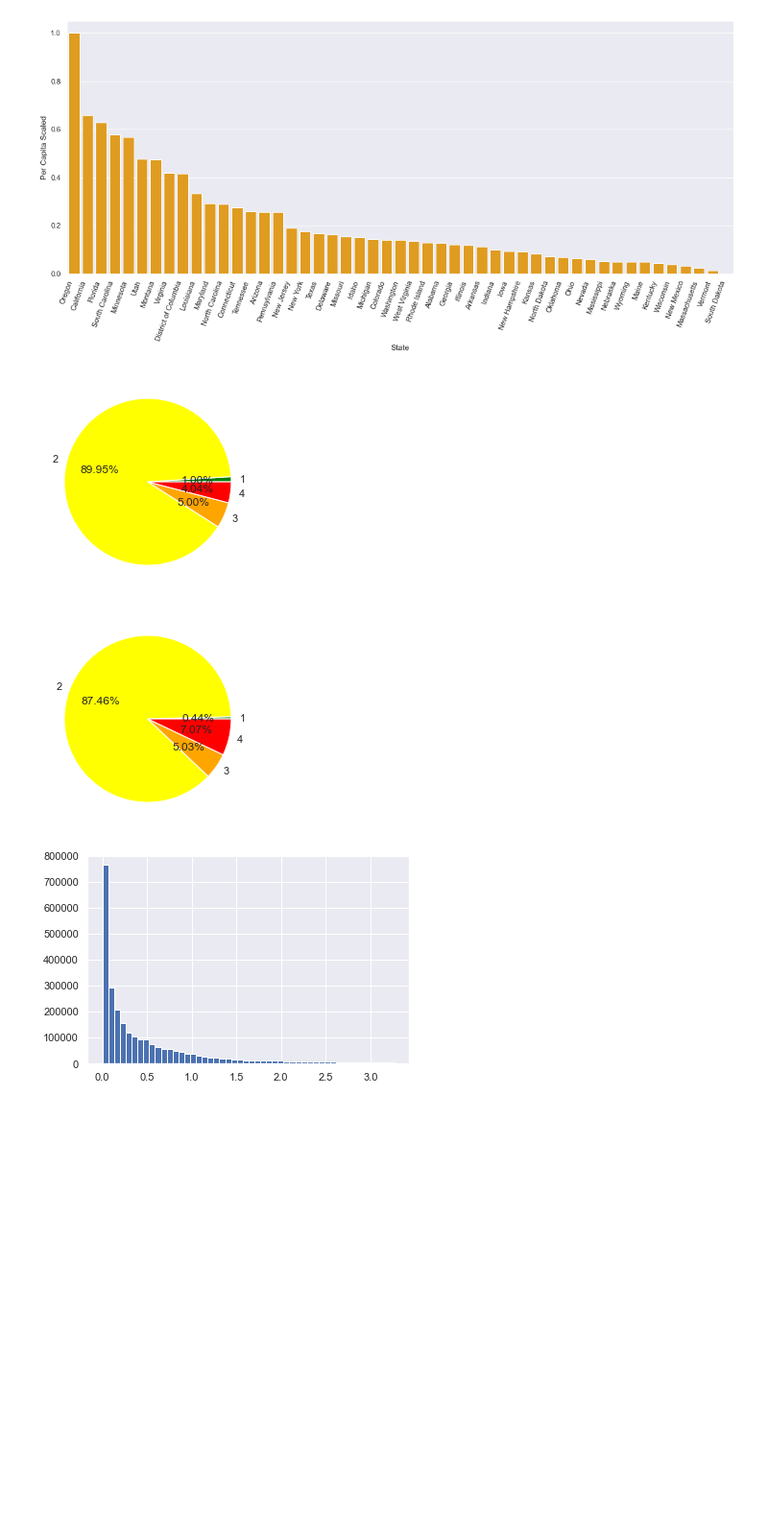
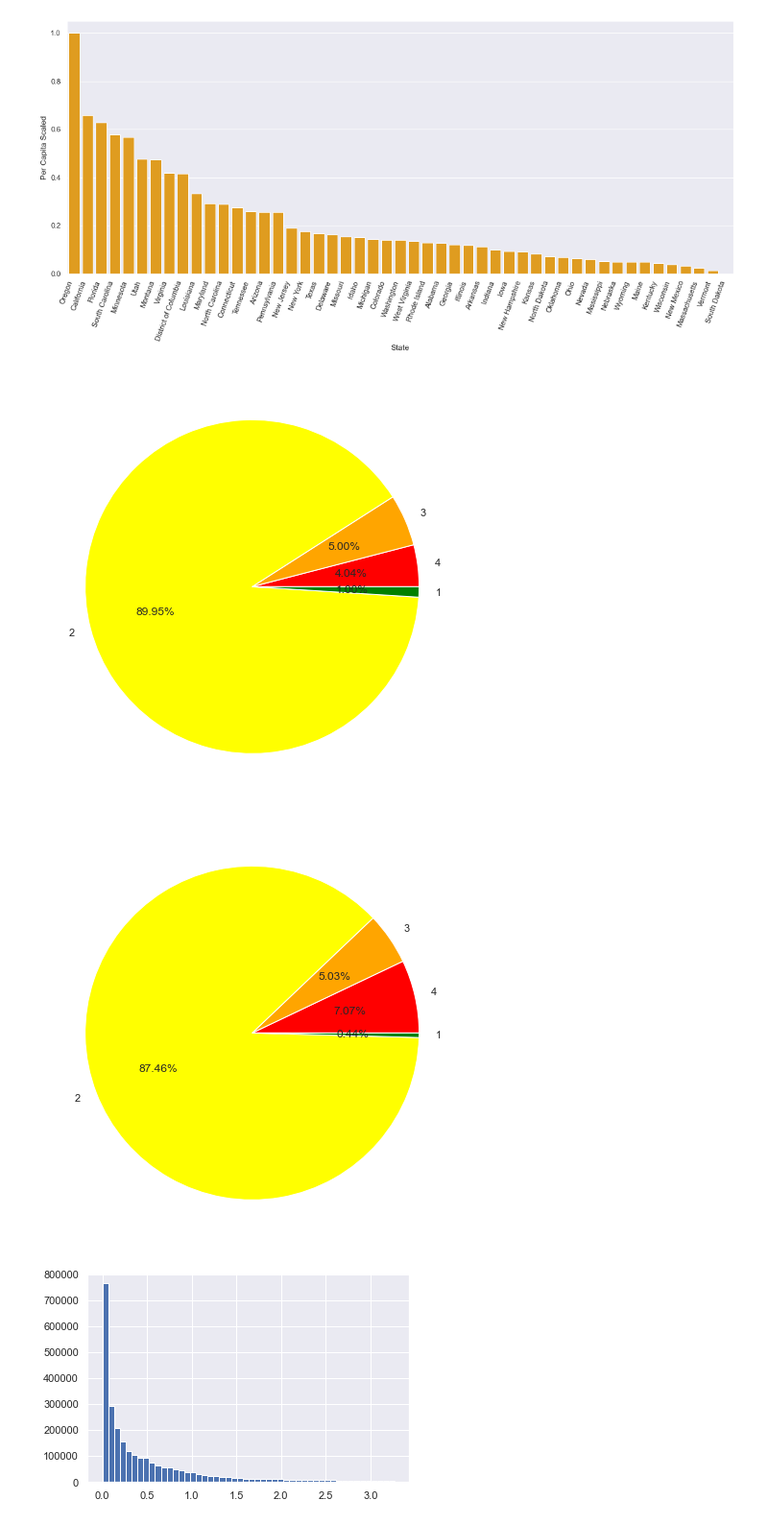
Before and after one commit to jeffc1020/453-visualization, a Jupyter notebook: final.ipynb, the cells around one changed output. Shown at 96% size. Cells and saved outputs as stored; diff of their text form; code cells hidden in the pictures; blank space fills up the shorter version.

Commit message:
Made pie charts bigger

```diff
--- a/final.ipynb
+++ b/final.ipynb
@@ -338,16 +338,18 @@ plt.show()
 [figure]
 # %%
 # Pie chart of accident severity
-severity_counts_fair = df[df['Weather_Condition'] == 'Fair'].groupby(['Severity']).size().sort_index()
-plt.pie(severity_counts_fair, labels=severity_counts_fair.index, colors=['green','yellow','orange','red'], autopct='%.2f%%')
+plt.figure(figsize=(8,8))
+severity_counts_fair = df[df['Weather_Condition'] == 'Fair'].groupby(['Severity']).size().sort_index(ascending=False)
+plt.pie(severity_counts_fair, labels=severity_counts_fair.index, colors=['red', 'orange', 'yellow', 'green'], autopct='%.2f%%')
 plt.show()
 
-severity_counts_snow = df[df['Weather_Condition'] == 'Snow'].groupby(['Severity']).size().sort_index()
-plt.pie(severity_counts_snow, labels=severity_counts_snow.index, colors=['green','yellow','orange','red'], autopct='%.2f%%')
+plt.figure(figsize=(8,8))
+severity_counts_snow = df[df['Weather_Condition'] == 'Snow'].groupby(['Severity']).size().sort_index(ascending=False)
+plt.pie(severity_counts_snow, labels=severity_counts_snow.index, colors=['red', 'orange', 'yellow', 'green'], autopct='%.2f%%')
 plt.show()
 # should turn this into a side by side graph
 # %% [output]
-[figure, old version]
+[figure, new version]
-[figure, old version]
+[figure, new version]
 # %%
 # histogram of amount of road closed
```
Also changed, not shown: parts of 1 cell of this notebook.
